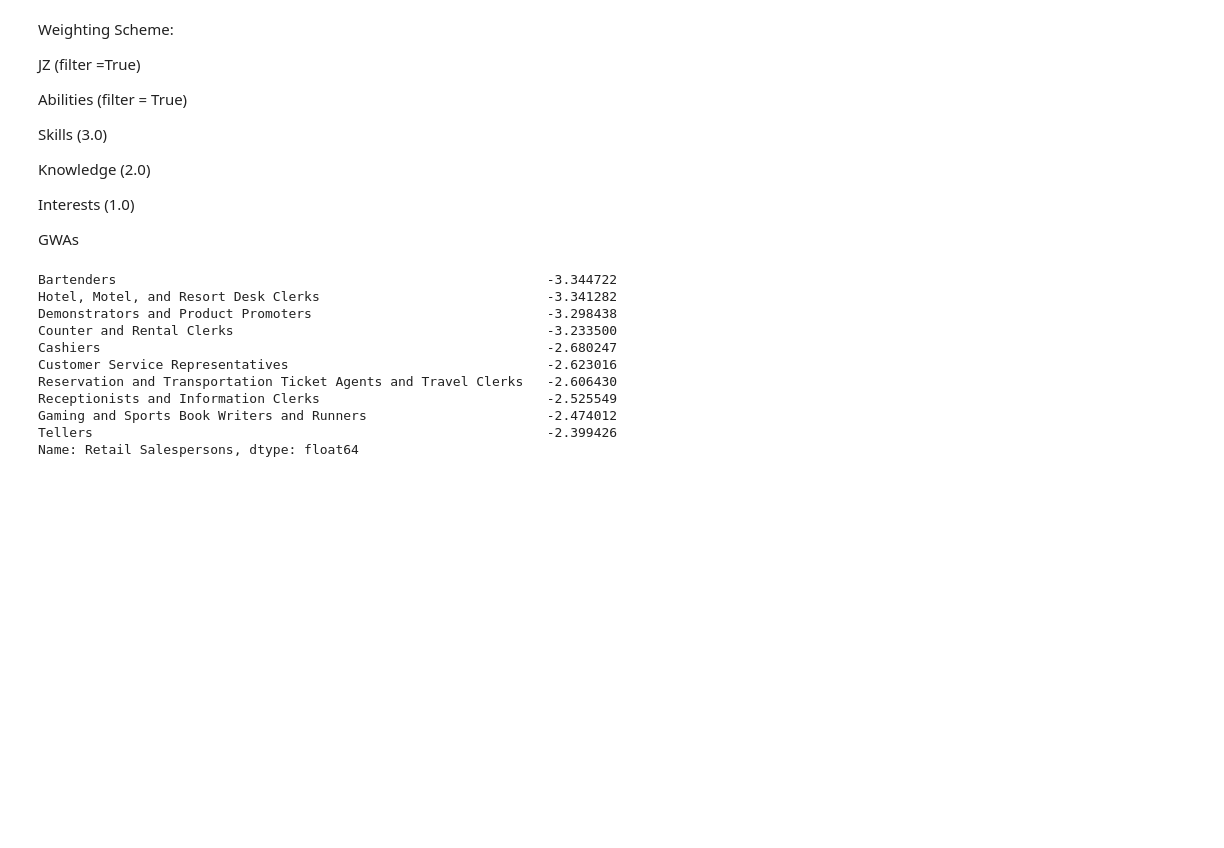
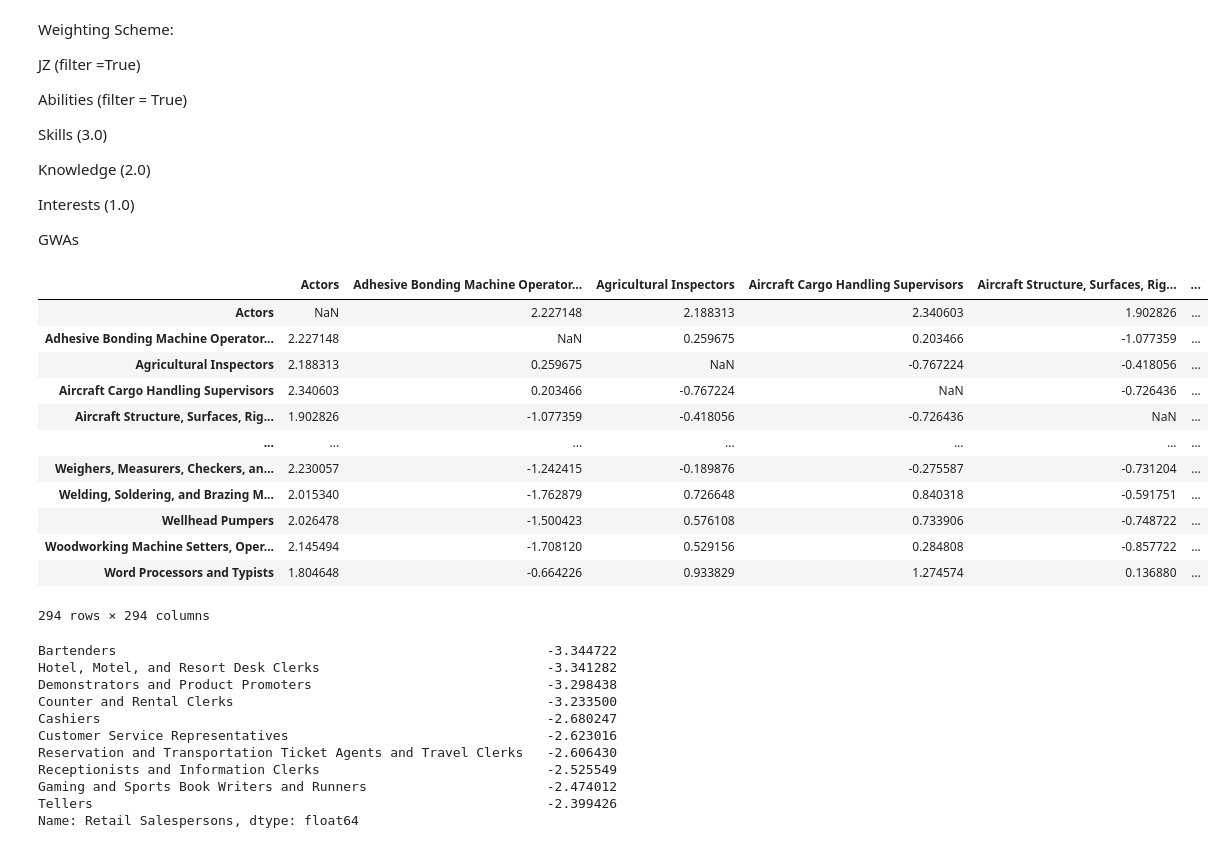
Before and after one commit to thanh17/-UROP-Employment-Pathway, a Jupyter notebook: Python notebooks/Career Changer Replication-Graph visuals.ipynb, the cells around one changed output. Saved outputs shown, nothing was run; the diff lists cells and outputs as text; code cells hidden in the pictures; blank space fills up the shorter version.

```diff
--- a/Python notebooks/Career Changer Replication-Graph visuals.ipynb
+++ b/Python notebooks/Career Changer Replication-Graph visuals.ipynb
@@ -524,6 +524,22 @@ knowledge_dist_filt = distance_table(knowledge_filtered)
 in_dist_filt = distance_table(in_filtered)
 gwas_dist_filt = distance_table(gwas_filtered)
 df_concat_filt = pd.concat([ab_dist_filt.multiply(4.0),skills_dist_filt.multiply(3.0),knowledge_dist_filt.multiply(2.0),in_dist_filt,gwas_dist_filt]).groupby(level =0).mean()
+# %%
+ab_dist_filt
+# %% [output]
+|  | Actors | Adhesive Bonding Machine Operator... | Agricultural Inspectors | Aircraft Cargo Handling Supervisors | Aircraft Structure, Surfaces, Rig... | ... |
+| Actors | NaN | 2.227148 | 2.188313 | 2.340603 | 1.902826 | ... |
+| Adhesive Bonding Machine Operator... | 2.227148 | NaN | 0.259675 | 0.203466 | -1.077359 | ... |
+| Agricultural Inspectors | 2.188313 | 0.259675 | NaN | -0.767224 | -0.418056 | ... |
+| Aircraft Cargo Handling Supervisors | 2.340603 | 0.203466 | -0.767224 | NaN | -0.726436 | ... |
+| Aircraft Structure, Surfaces, Rig... | 1.902826 | -1.077359 | -0.418056 | -0.726436 | NaN | ... |
+| ... | ... | ... | ... | ... | ... | ... |
+| Weighers, Measurers, Checkers, an... | 2.230057 | -1.242415 | -0.189876 | -0.275587 | -0.731204 | ... |
+| Welding, Soldering, and Brazing M... | 2.015340 | -1.762879 | 0.726648 | 0.840318 | -0.591751 | ... |
+| Wellhead Pumpers | 2.026478 | -1.500423 | 0.576108 | 0.733906 | -0.748722 | ... |
+| Woodworking Machine Setters, Oper... | 2.145494 | -1.708120 | 0.529156 | 0.284808 | -0.857722 | ... |
+| Word Processors and Typists | 1.804648 | -0.664226 | 0.933829 | 1.274574 | 0.136880 | ... |
+294 rows × 294 columns
 # %%
 df_concat_filt.loc['Retail Salespersons'].sort_values()[0:10]
 # %% [output]
```
